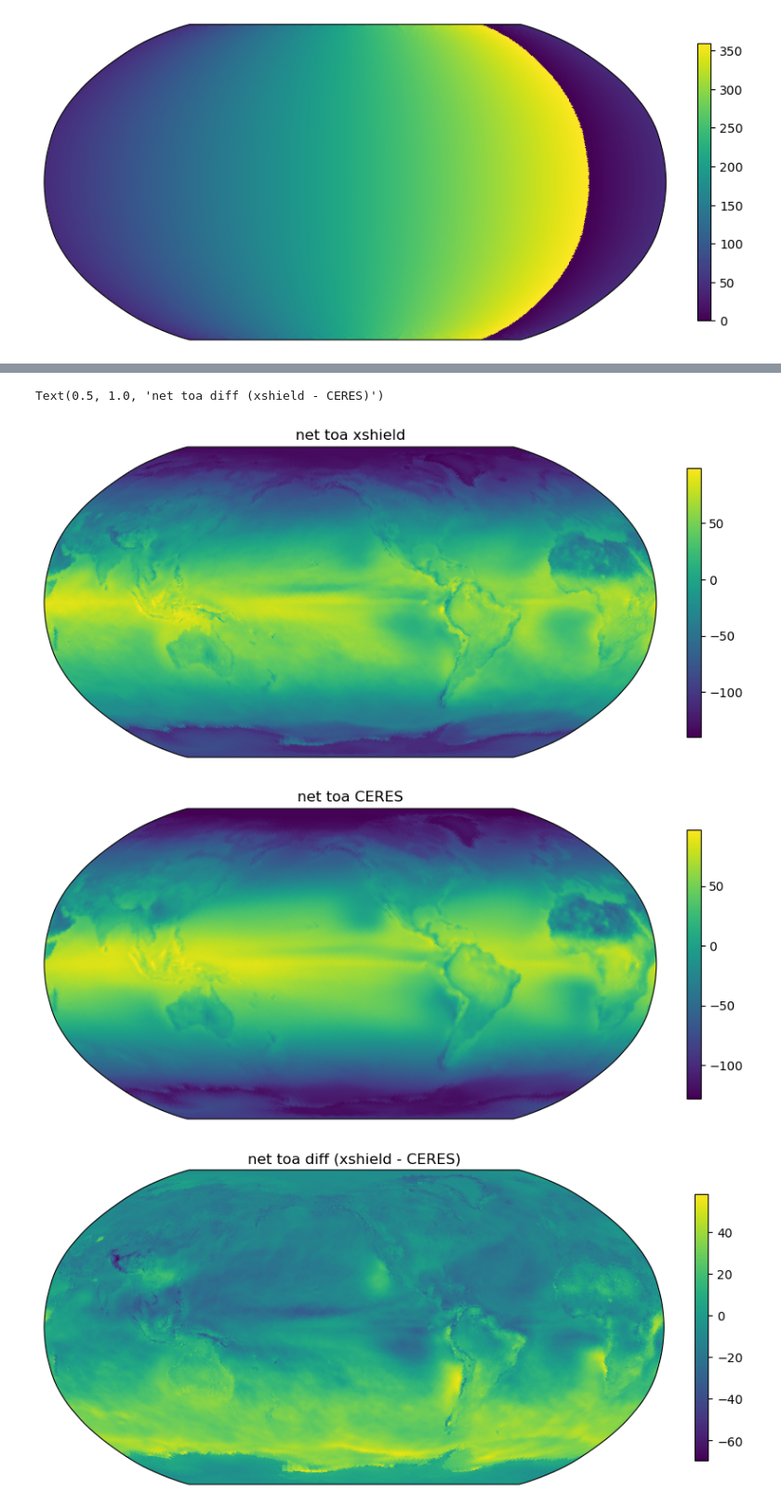
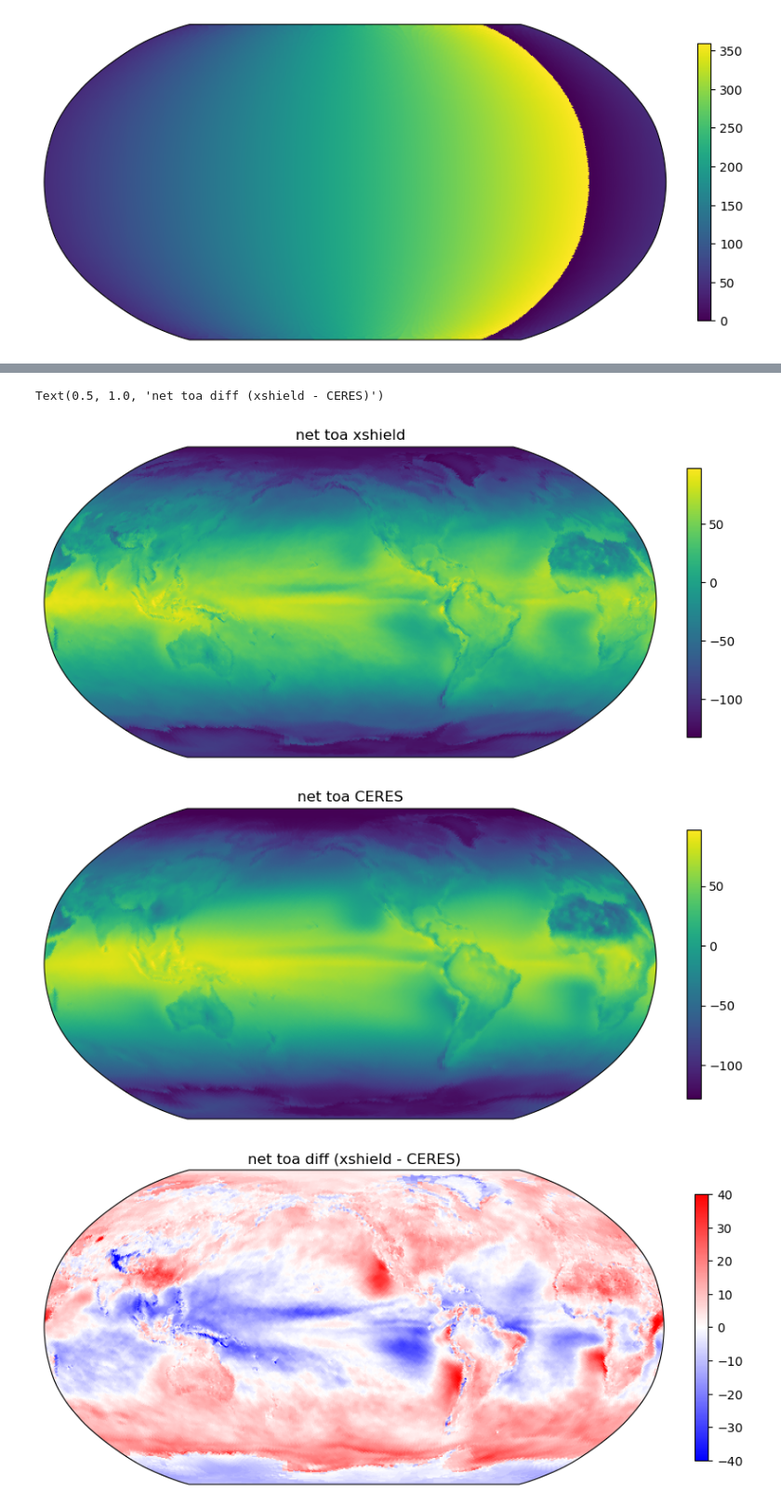
Before and after one commit to claresinger/hk25-teams, a Jupyter notebook: hk25-AlbedoSym/compare_xshield_ceres.ipynb, the cells around one changed output, grey strips where cells are left out. Shown at 93% size. Saved outputs shown, nothing was run; the diff lists cells and outputs as text; code cells hidden in the pictures.

Commit message:
fix time averaging

```diff
--- a/hk25-AlbedoSym/compare_xshield_ceres.ipynb
+++ b/hk25-AlbedoSym/compare_xshield_ceres.ipynb
@@ -117,3 +117,11 @@ worldmap(ceres.lon)
 # %% [output]
 [figure]
 [figure]
+# %%
+# compute climatologies
+dsfull = ds
+ceresfull = ceres
+ds = dsfull.groupby("time.month").mean("time")
+ceres = ceresfull.groupby("time.month").mean("time")
+
+ds
@@ -137,11 +163,11 @@ Text(0.5, 1.0, 'rsut diff (xshield - CERES)')
 # %%
 %%time
-worldmap((ds.rsdt-ds.rsut-ds.rlut).mean(dim='time'))
+worldmap((ds.rsdt-ds.rsut-ds.rlut).mean(dim='month'))
 plt.title("net toa xshield")
 
-worldmap(ceres.toa_net_all_mon.mean(dim='time'))
+worldmap(ceres.toa_net_all_mon.mean(dim='month'))
 plt.title("net toa CERES")
 
-worldmap((ds.rsdt-ds.rsut-ds.rlut).mean(dim='time') - ceres.toa_net_all_mon.mean(dim='time'))
+worldmap((ds.rsdt-ds.rsut-ds.rlut).mean(dim='month') - ceres.toa_net_all_mon.mean(dim='month'), cmap="bwr", vmin=-40, vmax=40)
 plt.title("net toa diff (xshield - CERES)")
 # %% [output]
@@ -150,6 +176,6 @@ Wall time: 1.87 s
 Text(0.5, 1.0, 'net toa diff (xshield - CERES)')
-[figure, old version]
+[figure, new version]
 [figure]
-[figure, old version]
+[figure, new version]
 # %%
 %%time
```
Also changed, not shown: parts of 7 cells of this notebook.
